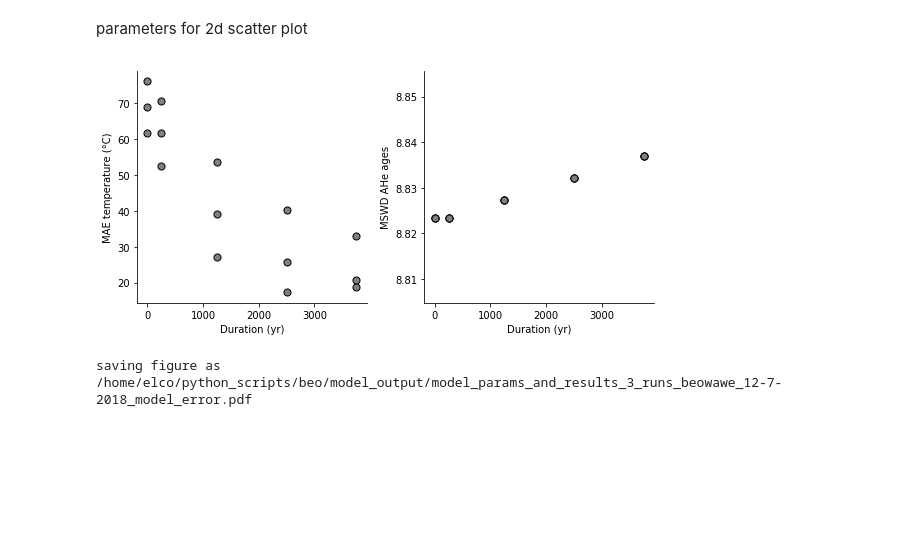
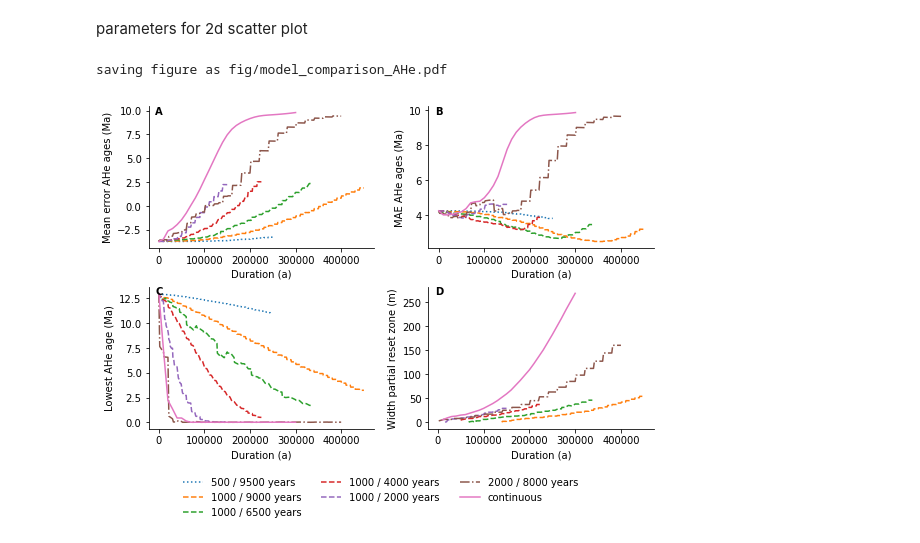
Before and after one commit to ElcoLuijendijk/beo, a Jupyter notebook: notebooks/model_result_figures.ipynb, the cells around one changed output. Drawn from its saved outputs; the diff is of its cells as text; code cells hidden in the pictures; blank space fills up the shorter version.

```diff
--- a/notebooks/model_result_figures.ipynb
+++ b/notebooks/model_result_figures.ipynb
@@ -13,5 +56,5 @@ index_column = 'row'
 read the datafile:
 # %%
 # read the datafile using pandas:
-df = pd.read_csv(data_file)
-df = df.set_index(index_column)
+dfs = [pd.read_csv(data_file) for data_file in data_files]
+#dfs = [df.set_index(index_column) for df in dfs]
@@ -33,23 +69,34 @@ size = 50
-# %%
-dfn = df.dropna(subset=[x_col, y_col])
-
-fig, axs = pl.subplots(1, 2, figsize=figsize)
-
-for ax, y_col, y_label in zip(axs, y_cols, y_labels):
-    ax.scatter(dfn[x_col], dfn[y_col], color=color, edgecolor='black', s=size)
-
-    ax.set_xlabel(x_label)
-    ax.set_ylabel(y_label)
-
-    ax.spines['top'].set_visible(False)
-    ax.spines['right'].set_visible(False)
-
-fig.tight_layout()
-# %% [output]
-[figure, removed]
-# %%
-fn = data_file[:-4] + filename_add + '.pdf'
-print('saving figure as %s' % fn)
-fig.savefig(fn)
-# %% [output]
-saving figure as /home/elco/python_scripts/beo/model_output/model_params_and_results_3_runs_beowawe_12-7-2018_model_error.pdf
+# %%
+fig, axs = pl.subplots(nrow, ncol, figsize=figsize)
+
+axs = axs.ravel()
+
+for ax, x_col, y_col, x_label, y_label in zip(axs, x_cols, y_cols, x_labels, y_labels):
+    for df, marker, color, ls in zip(dfs, markers, colors, lss):
+        ax.plot(df[x_col], df[y_col], ls=ls)#, marker=marker)
+
+    ax.set_xlabel(x_label)
+    ax.set_ylabel(y_label)
+
+fig.legend(model_names, loc='lower center', ncol=3,
+           frameon=False)
+    #bbox_to_anchor = (0,-0.1,1,1),
+#          bbox_transform = fig.transFigure,
+
+fig.tight_layout()
+
+fig.subplots_adjust(bottom=0.22)
+
+for i, ax in enumerate(axs):
+    ax.spines['top'].set_visible(False)
+    ax.spines['right'].set_visible(False)
+    ax.text(0.03, 1.0, string.ascii_uppercase[i],
+               weight='bold', transform=ax.transAxes,
+               ha='left', va='top', fontsize='medium')
+
+fn = 'fig/model_comparison_AHe.pdf'
+print('saving figure as %s' % fn)
+fig.savefig(fn)
+# %% [output]
+saving figure as fig/model_comparison_AHe.pdf
+[figure, added]
```
Also changed, not shown: parts of 5 cells of this notebook, 14 other files.
